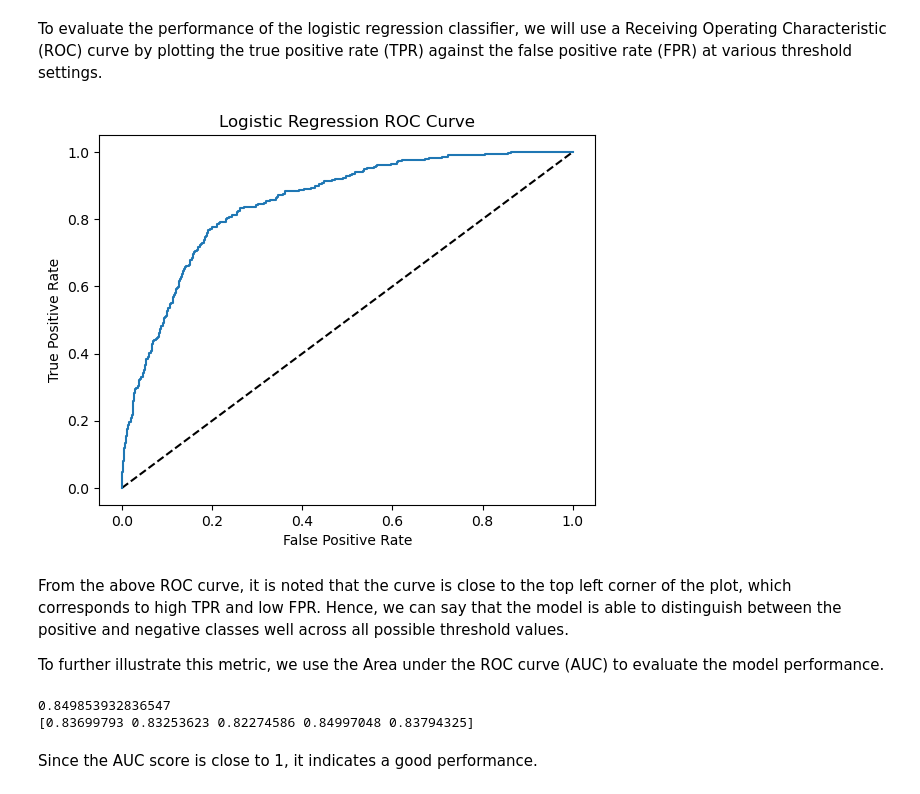
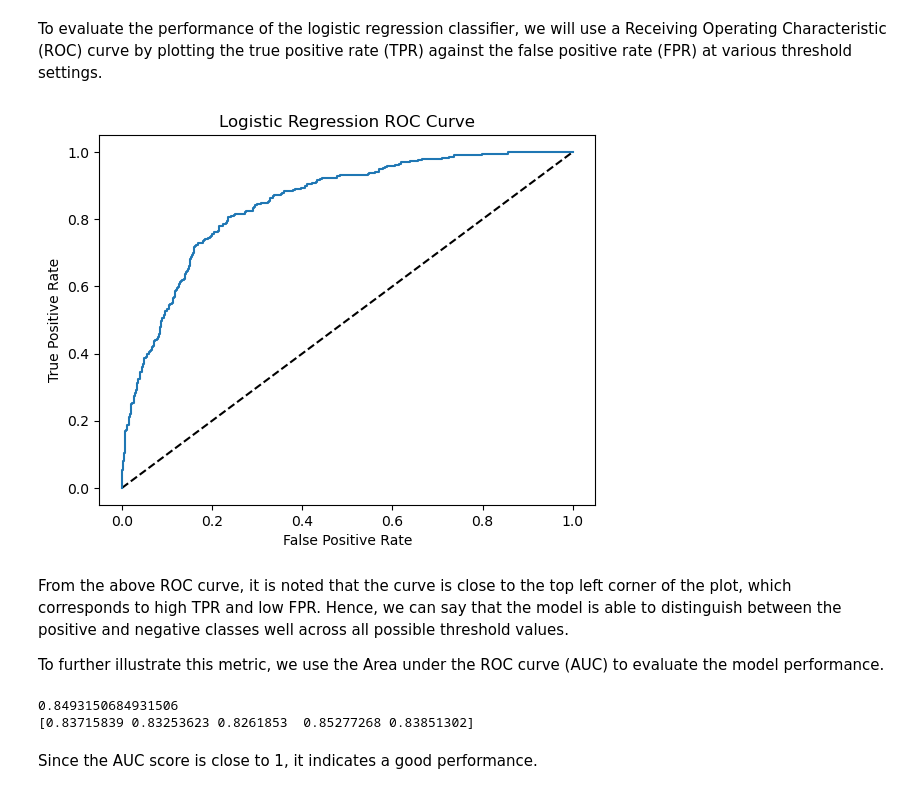
Before and after one commit to luukkass/project01, a Jupyter notebook: project01.ipynb, the cells around one changed output. Drawn from its saved outputs; the diff is of its cells as text; code cells hidden in the pictures.

```diff
--- a/project01.ipynb
+++ b/project01.ipynb
@@ -245,18 +245,18 @@ To evaluate the performance of the logistic regression classifier, we will use a
 # %%
 from sklearn.metrics import roc_curve
 
 # Compute predicted probabilities from logreg before using a threshold to predict the label
-y_pred_prob = logreg.predict_proba(X_test)[:,1]
+y_pred_prob_logreg_cv = logreg_cv.predict_proba(X_test)[:,1]
 
-fpr, tpr, thresholds = roc_curve(y_test, y_pred_prob)
+fpr, tpr, thresholds = roc_curve(y_test, y_pred_prob_logreg_cv)
 plt.plot([0,1],[0,1],'k--')
 plt.plot(fpr, tpr, label='Logistic Regression')
 plt.xlabel('False Positive Rate')
 plt.ylabel('True Positive Rate')
 plt.title('Logistic Regression ROC Curve')
 plt.show()
 # %% [output]
-[figure, old version]
+[figure, new version]
 # %% [markdown]
 From the above ROC curve, it is noted that the curve is close to the top left corner of the plot, which corresponds to high TPR and low FPR. Hence, we can say that the model is able to distinguish between the positive and negative classes well across all possible threshold values.
 
@@ -264,19 +264,16 @@ To further illustrate this metric, we use the Area under the ROC curve (AUC) to
 # %%
 from sklearn.metrics import roc_auc_score
 
-# Compute predicted probabilities
-y_pred_prob = logreg.predict_proba(X_test)[:,1]
-
 # Compute AUC score
-print(roc_auc_score(y_test, y_pred_prob))
+print(roc_auc_score(y_test, y_pred_prob_logreg_cv))
 
 # Compute cross-validated AUC scores
 from sklearn.model_selection import cross_val_score
-cv_auc = cross_val_score(logreg, X, y, cv=5, scoring='roc_auc')
+cv_auc = cross_val_score(logreg_cv, X, y, cv=5, scoring='roc_auc')
 print(cv_auc)
 # %% [output]
-0.849853932836547
-[0.83699793 0.83253623 0.82274586 0.84997048 0.83794325]
+0.8493150684931506
+[0.83715839 0.83253623 0.8261853  0.85277268 0.83851302]
 # %% [markdown]
 Since the AUC score is close to 1, it indicates a good performance.
 # %% [markdown]
```
Also changed, not shown: parts of 13 cells of this notebook.
